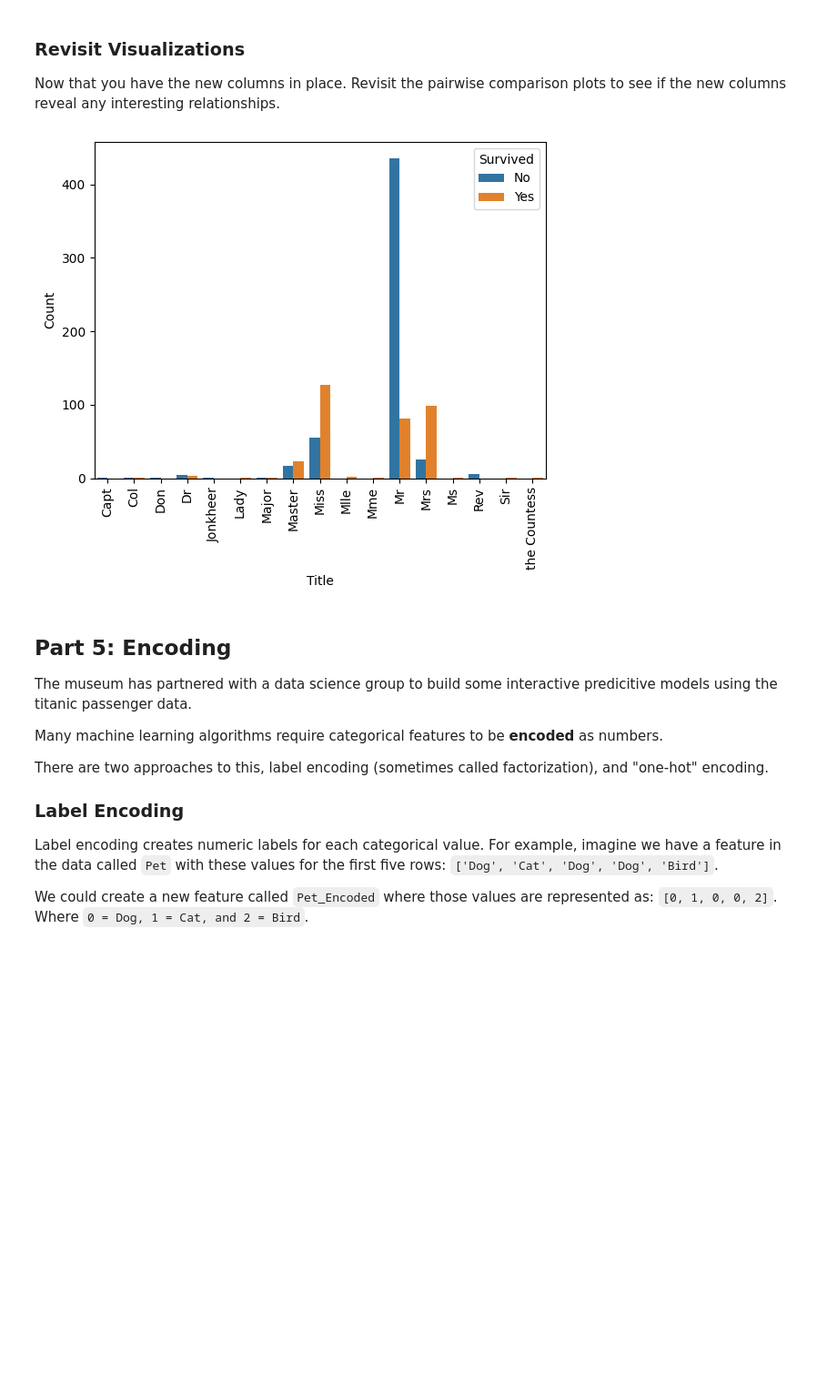
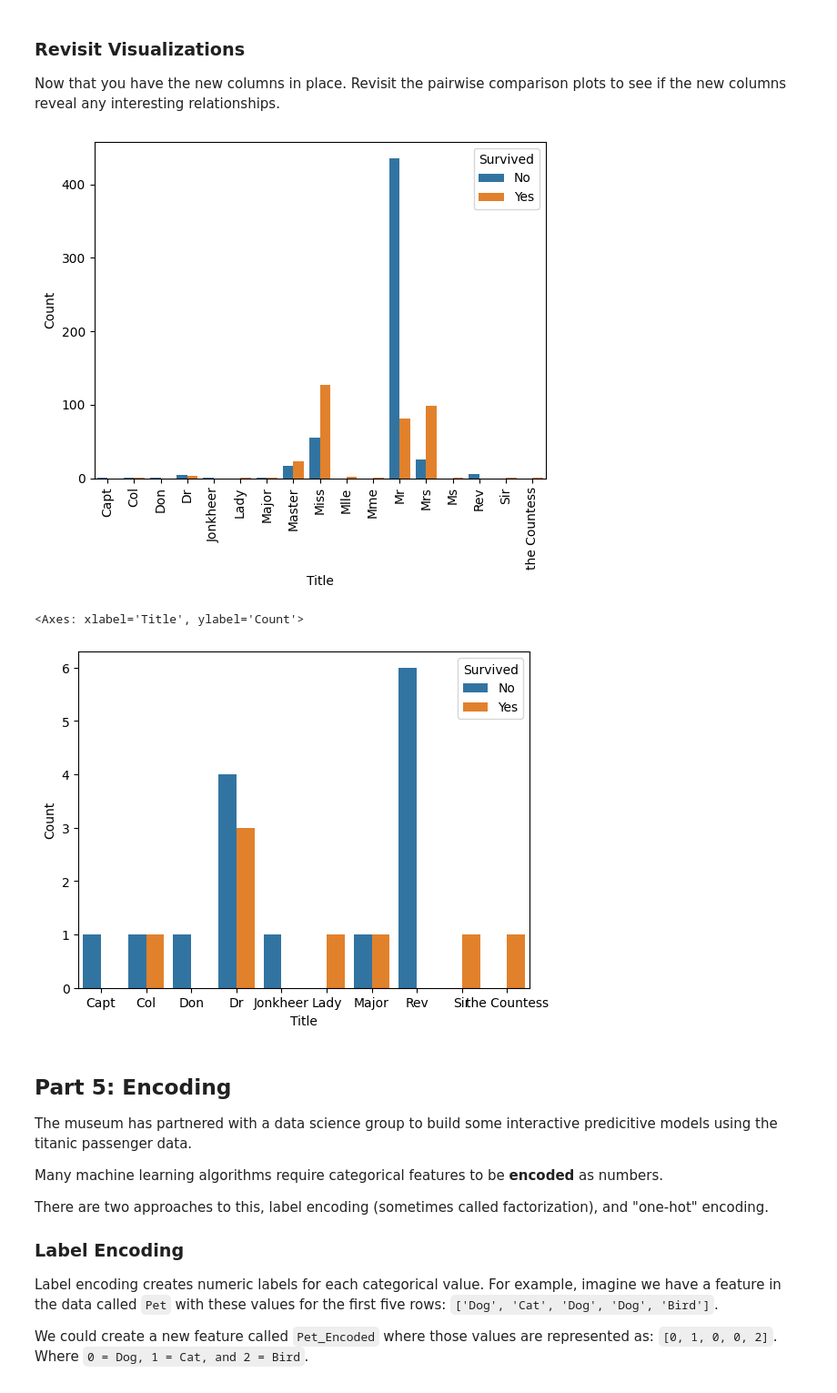
Before and after one commit to regino-pan-a-i/Machine-Learning-Notes, a Jupyter notebook: notebooks/Exploration_03.ipynb, the cells around one changed output. Shown at 91% size. Drawn from its saved outputs; the diff is of its cells as text; code cells hidden in the pictures; blank space fills up the shorter version.

```diff
--- a/notebooks/Exploration_03.ipynb
+++ b/notebooks/Exploration_03.ipynb
@@ -146,6 +144,7 @@ You may want to review prior Data Explorations for tips on creating new columns
 # %%
 # Enter the code needed to create the two new columns
 titanic['Title'] = titanic['Name'].str.split(',').str.get(1).str.split('.').str.get(0).str.strip()
+titanic['Rank'] = titanic['Title'].isin(['Dr', 'Rev', 'Major', 'Col', 'Capt', 'Lady', 'Sir', 'Don', 'the Countess', 'Jonkheer'])
 titanic['Title'].value_counts()
 # %% [output]
 |  | count |
@@ -174,11 +173,22 @@ Now that you have the new columns in place. Revisit the pairwise comparison plot
 # %%
 # Enter the code needed to recheck the pairwise comparison.
 survivors_by_title = titanic.groupby(['Title', 'Survived'])['PassengerId'].count().reset_index(name='Count')
 sns.barplot(data=survivors_by_title, x='Title', y='Count', hue='Survived')
 plt.xticks(rotation=90)
 plt.show()
+
+
+ranked = titanic[titanic['Rank'] == True]
+survivors_by_rank = ranked.groupby(['Title', 'Survived'])['PassengerId'].count().reset_index(name='Count')
+
+
+sns.barplot(data=survivors_by_rank, x='Title', y='Count', hue='Survived')
+plt.xticks(rotation=90)
+plt.show()
 # %% [output]
 [figure]
+<Axes: xlabel='Title', ylabel='Count'>
+[figure, added]
 # %% [markdown]
 ## Part 5: Encoding
 
```
Also changed, not shown: parts of 1 cell of this notebook.
